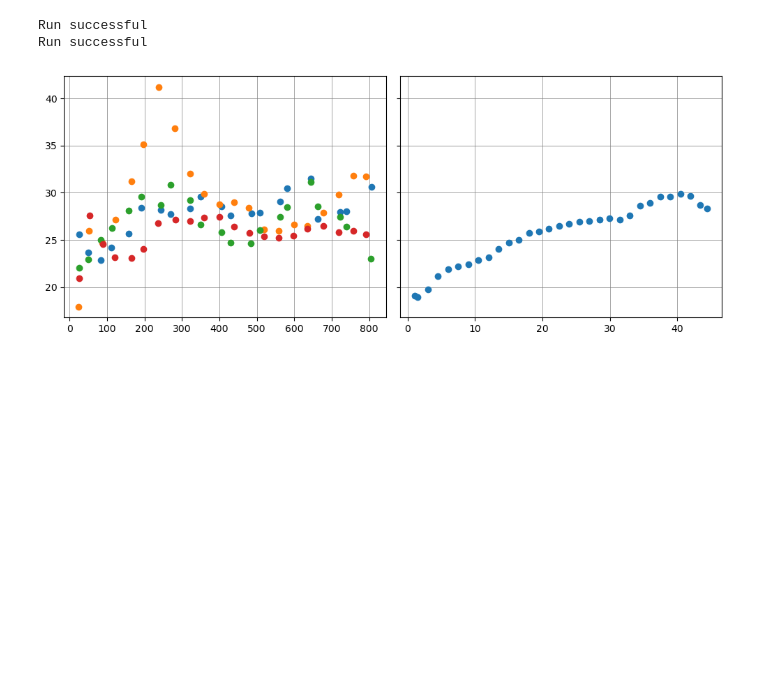
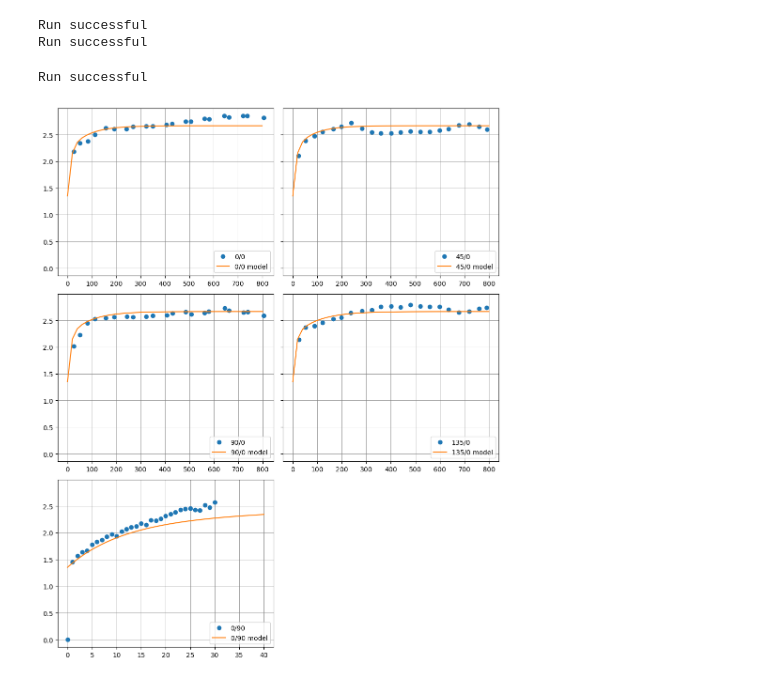
Before and after one commit to erebus-mre/Geostats_Code, a Jupyter notebook: 04_Estimation/01_QKNA/QKNA.ipynb, the cells around one changed output. Drawn from its saved outputs; the diff is of its cells as text; code cells hidden in the pictures; blank space fills up the shorter version.

```diff
--- a/04_Estimation/01_QKNA/QKNA.ipynb
+++ b/04_Estimation/01_QKNA/QKNA.ipynb
@@ -185,6 +231,8 @@ for i, var in enumerate(varlist):
 # %% [markdown]
 ## Variography
 # %%
+vardir=['0/0','45/0','90/0','135/0','0/90']
+
 par_gamv_hz = '''
                   Parameters for GAMV
                   *******************
@@ -193,7 +241,7 @@ START OF PARAMETERS:
 ./working/samples.dat                      -file with data
 1   2   3                         -   columns for X, Y, Z coordinates
 1   5   4                         -   number of variables,col numbers
--1.0e21     1.0e21                -   trimming limits
+60     1.0e21                -   trimming limits
 ./working/gamv_hz.out                          -file for variogram output
 20                                -number of lags
 40.0                               -lag separation distance
@@ -216,11 +264,11 @@ START OF PARAMETERS:
 ./working/samples.dat                       -file with data
 1   2   3                         -   columns for X, Y, Z coordinates
 1   5   4                         -   number of variables,col numbers
--1.0e21     1.0e21                -   trimming limits
+60     1.0e21                -   trimming limits
 ./working/gamv_vt.out                          -file for variogram output
 30                                -number of lags
-1.5                               -lag separation distance
-1.0                              -lag tolerance
+1.0                               -lag separation distance
+.5                              -lag tolerance
 1                                 -number of directions
 0.0    90 10.0   90.0  60.0  10.0  -azm,atol,bandh,dip,dtol,bandv
 0                                 -standardize sills? (0=no, 1=yes)
@@ -241,6 +289,9 @@ run_gsl(f'{gsl_path}gamv.exe',f'{work_path}gamv_vt.par',print_stdout=False)
 
 exvg_hz = gamv_to_df('./working/gamv_hz.out')
 exvg_vt = gamv_to_df('./working/gamv_vt.out')
+exvg_vt['direction'] = 5
+exvg = pd.concat([exvg_hz, exvg_vt], axis=0)
+del exvg_hz, exvg_vt
 # %% [output]
 Run successful
 Run successful
@@ -256,19 +298,50 @@ Semivariogram Model
+# %%
+varmod = """
+2    1.353                               -  nst, nugget effect
+2    0.833 123.7   0.0   0.0             -  it,cc,ang1,ang2,ang3
+        31.975       34.715       28.321 -  a_hmax,a_hmin,a_vert
+2    0.479 123.7   0.0   0.0             -  it,cc,ang1,ang2,ang3
+       289.290      216.450      106.790 -  a_hmax,a_hmin,a_vert
+"""
+
+par_varmodel = '''
+                  Parameters for VMODEL
+                  *********************
+
+START OF PARAMETERS:
+./working/vmodel.out                     -file for variogram output
+5   40                         -number of directions and lags
+0.0     0.0    20              -azm, dip, lag distance
+45.0    0.0    20              -azm, dip, lag distance
+90.0    0.0    20              -azm, dip, lag distance
+135.0   0.0    20              -azm, dip, lag distance
+90.0    0.0    1               -azm, dip, lag distance
+**varmod**
+'''
+
+# replace **varmod*** with the variogram model
+par_varmodel = par_varmodel.replace('**varmod**', varmod)
+# Save par file
+with open(f'{work_path}vmodel.par', 'w') as f:
+    f.write(par_varmodel)
+# Run
+run_gsl(f'{gsl_path}vmodel.exe',f'{work_path}vmodel.par',print_stdout=False)
+
+#Vmod to df
+vmod = vmod_to_df('./working/vmodel.out')
+# %% [output]
+Run successful
 # %%
-# fig,ax = plt.subplots(1,2,figsize=(10,4),sharey=True)
-# dirs = exvg_hz['direction'].unique()
-# for i, dir in enumerate(dirs):
-#     df = exvg_hz[exvg_hz['direction']==dir]
-#     ax[0].plot(df['mn_lagd'],df['semivariance'],'o',label=f'{dir}')
-#     ax[0].grid(True, which='major',
-#                 linestyle='-',
-#                 linewidth='.5',
-#                 color='gray')
-
-# ax[1].plot(exvg_vt['mn_lagd'],exvg_vt['semivariance'],'o',label='Variogram')
-# ax[1].grid(True, which='major',
-#                 linestyle='-',
-#                 linewidth='.5',
-#                 color='gray')
-# plt.tight_layout()
+fig,ax = plt.subplots(3,2,figsize=(10,12),sharey=True)
+for idx, dir in enumerate(vardir):
+    df_exp = exvg[exvg['direction'] == idx+1]
+    df_mod = vmod[vmod['direction'] == idx+1]
+    ax.flatten()[idx].plot(df_exp['mn_lagd'], df_exp['semivariance'], 'o', label=f'{dir}')
+    ax.flatten()[idx].plot(df_mod['lagd'], df_mod['semivariance'], '-', label=f'{dir} model')
+    ax.flatten()[idx].legend(loc="lower right")
+    ax.flatten()[idx].grid(True, which='major', linestyle='-', linewidth='.5', color='gray')
+    ax.flatten()[idx].grid(True, which='minor', linestyle=':', linewidth='0.2', color='gray')
+ax.flatten()[idx+1].axis('off')
+fig.tight_layout()
 # %% [output]
-[figure, old version]
+[figure, new version]
```
Also changed, not shown: parts of 5 cells of this notebook, 5 other files.
